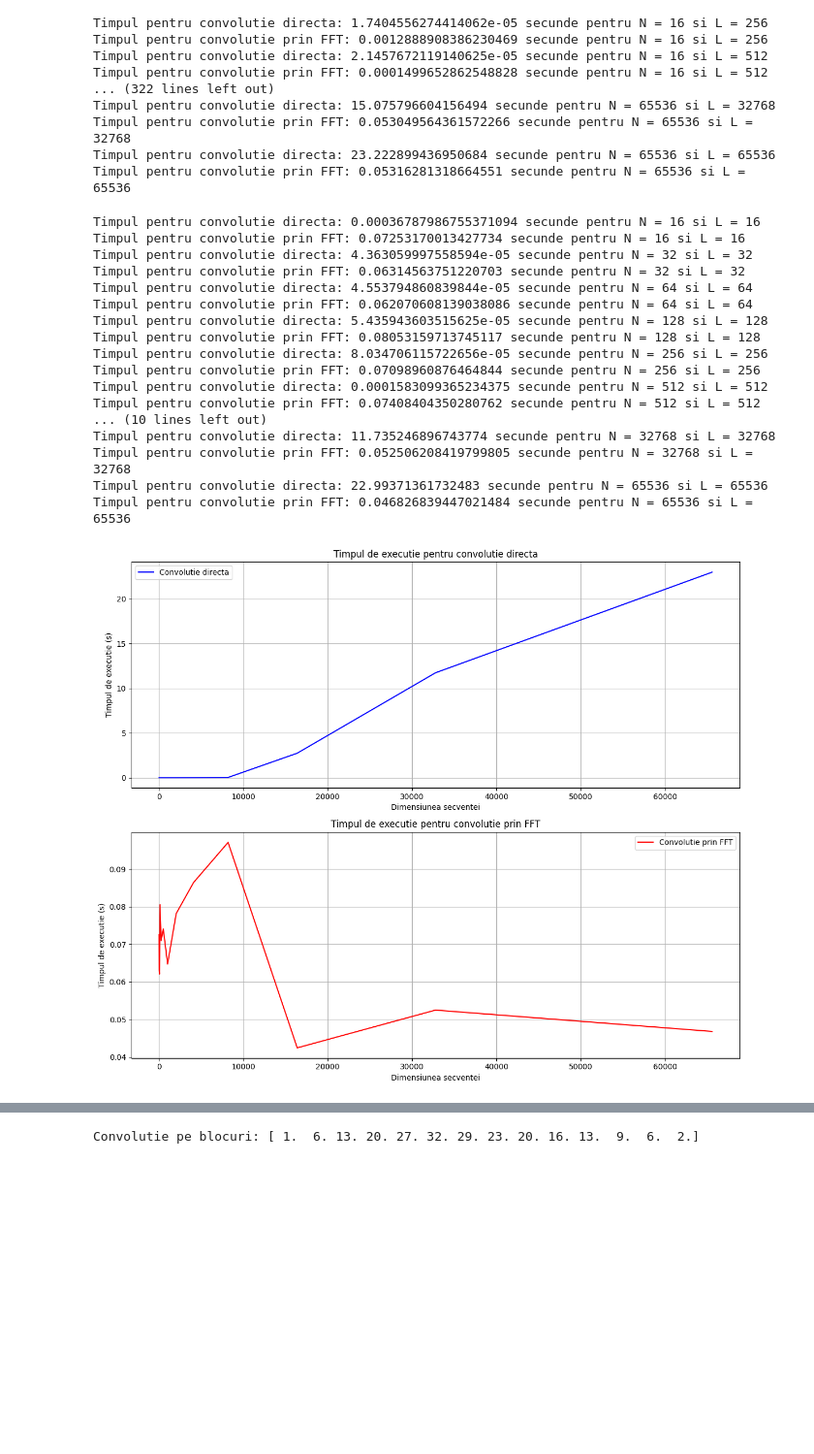
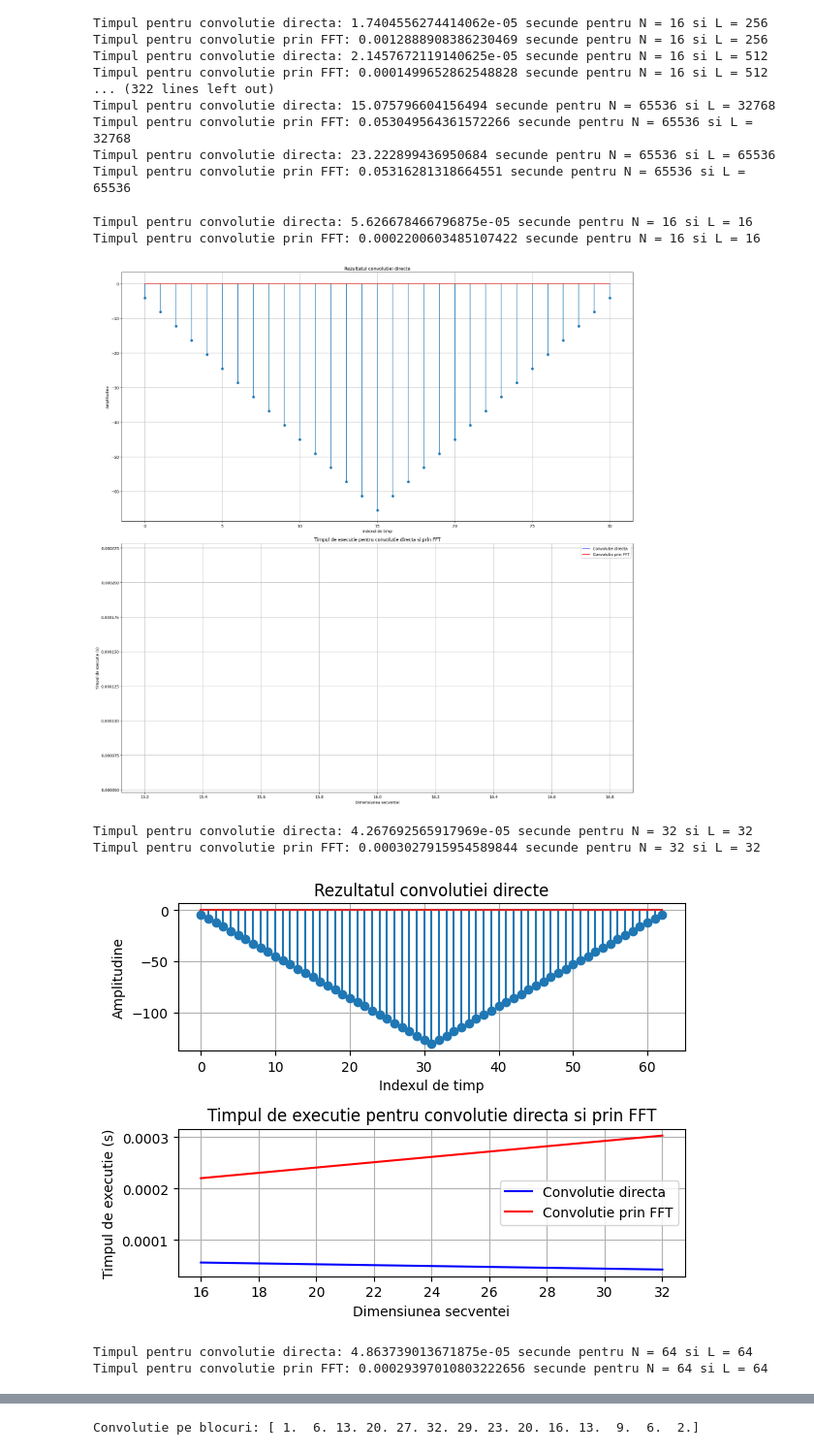
Before and after one commit to KaBoomKaBoom/PS_Labs, a Jupyter notebook: Lab2/Lab2.ipynb, the cells around one changed output, grey strips where cells are left out. Shown at 97% size. Saved outputs shown, nothing was run; the diff lists cells and outputs as text; code cells hidden in the pictures; blank space fills up the shorter version.

```diff
--- a/Lab2/Lab2.ipynb
+++ b/Lab2/Lab2.ipynb
@@ -215,10 +192,14 @@ Timpul pentru convolutie prin FFT: 0.05316281318664551 secunde pentru N = 65536
 
 import time
 from scipy.signal import square, sawtooth
+import matplotlib.pyplot as plt
+import numpy as np
 
 n_s = [16, 32, 64, 128, 256, 512, 1024, 2048, 4096, 8192, 16384, 32768, 65536, 131072, 262144, 524288]
 conv_time = []
 fft_time = []
+
+plt.figure(figsize=(20, 20))
 
 for n in n_s:
     N = n
@@ -234,55 +215,72 @@ for n in n_s:
     conv_time.append(toc - tic)
 
     # Compute Fourier Transform time
-    m = n + l - 1
+    m = n + L - 1
     tic = time.time()
     AE = np.fft.fft(a, m)
     BE = np.fft.fft(b, m)
     p = AE * BE
     ifft = np.fft.ifft(p)
     toc = time.time()
     fft_time.append(toc - tic)
     print(f'Timpul pentru convolutie prin FFT: {toc - tic} secunde pentru N = {N} si L = {L}')
+
+    # Plot the results dynamically
+    plt.clf()
+
+    # Subplot for direct convolution result
+    plt.subplot(2, 1, 1)
+    plt.stem(np.arange(len(conv)), conv)
+    plt.xlabel('Indexul de timp')
+    plt.ylabel('Amplitudine')
+    plt.title('Rezultatul convolutiei directe')
+    plt.grid()
+
+    # Subplot for execution times
+    plt.subplot(2, 1, 2)
+    plt.plot(n_s[:len(conv_time)], conv_time, label='Convolutie directa', color='blue')
+    plt.plot(n_s[:len(fft_time)], fft_time, label='Convolutie prin FFT', color='red')
+    plt.xlabel('Dimensiunea secventei')
+    plt.ylabel('Timpul de executie (s)')
+    plt.title('Timpul de executie pentru convolutie directa si prin FFT')
+    plt.legend()
+    plt.grid()
+
+    plt.tight_layout()
+    plt.pause(0.1)  # Pause to update the plot
+
+plt.show()
+
 
 # Plot the results
 plt.figure(figsize=(12, 10))
 
 # Subplot for direct convolution time
 plt.subplot(2, 1, 1)
 plt.plot(n_s, conv_time, label='Convolutie directa', color='blue')
 plt.xlabel('Dimensiunea secventei')
 plt.ylabel('Timpul de executie (s)')
 plt.title('Timpul de executie pentru convolutie directa')
 plt.legend()
 plt.grid()
 
 # Subplot for FFT convolution time
 plt.subplot(2, 1, 2)
 plt.plot(n_s, fft_time, label='Convolutie prin FFT', color='red')
 plt.xlabel('Dimensiunea secventei')
 plt.ylabel('Timpul de executie (s)')
 plt.title('Timpul de executie pentru convolutie prin FFT')
 plt.legend()
 plt.grid()
 
 plt.tight_layout()
 plt.show()
 # %% [output]
-Timpul pentru convolutie directa: 0.00036787986755371094 secunde pentru N = 16 si L = 16
-Timpul pentru convolutie prin FFT: 0.07253170013427734 secunde pentru N = 16 si L = 16
-Timpul pentru convolutie directa: 4.363059997558594e-05 secunde pentru N = 32 si L = 32
-Timpul pentru convolutie prin FFT: 0.06314563751220703 secunde pentru N = 32 si L = 32
-Timpul pentru convolutie directa: 4.553794860839844e-05 secunde pentru N = 64 si L = 64
-Timpul pentru convolutie prin FFT: 0.062070608139038086 secunde pentru N = 64 si L = 64
-Timpul pentru convolutie directa: 5.435943603515625e-05 secunde pentru N = 128 si L = 128
-Timpul pentru convolutie prin FFT: 0.08053159713745117 secunde pentru N = 128 si L = 128
-Timpul pentru convolutie directa: 8.034706115722656e-05 secunde pentru N = 256 si L = 256
-Timpul pentru convolutie prin FFT: 0.07098960876464844 secunde pentru N = 256 si L = 256
-Timpul pentru convolutie directa: 0.0001583099365234375 secunde pentru N = 512 si L = 512
-Timpul pentru convolutie prin FFT: 0.07408404350280762 secunde pentru N = 512 si L = 512
-... (10 lines left out)
-Timpul pentru convolutie directa: 11.735246896743774 secunde pentru N = 32768 si L = 32768
-Timpul pentru convolutie prin FFT: 0.052506208419799805 secunde pentru N = 32768 si L = 32768
-Timpul pentru convolutie directa: 22.99371361732483 secunde pentru N = 65536 si L = 65536
-Timpul pentru convolutie prin FFT: 0.046826839447021484 secunde pentru N = 65536 si L = 65536
+Timpul pentru convolutie directa: 5.626678466796875e-05 secunde pentru N = 16 si L = 16
+Timpul pentru convolutie prin FFT: 0.0002200603485107422 secunde pentru N = 16 si L = 16
-[figure, old version]
+[figure, new version]
+Timpul pentru convolutie directa: 4.267692565917969e-05 secunde pentru N = 32 si L = 32
+Timpul pentru convolutie prin FFT: 0.0003027915954589844 secunde pentru N = 32 si L = 32
+[figure, added]
+Timpul pentru convolutie directa: 4.863739013671875e-05 secunde pentru N = 64 si L = 64
+Timpul pentru convolutie prin FFT: 0.00029397010803222656 secunde pentru N = 64 si L = 64
```
Also changed, not shown: parts of 2 cells of this notebook, 1 other file.
